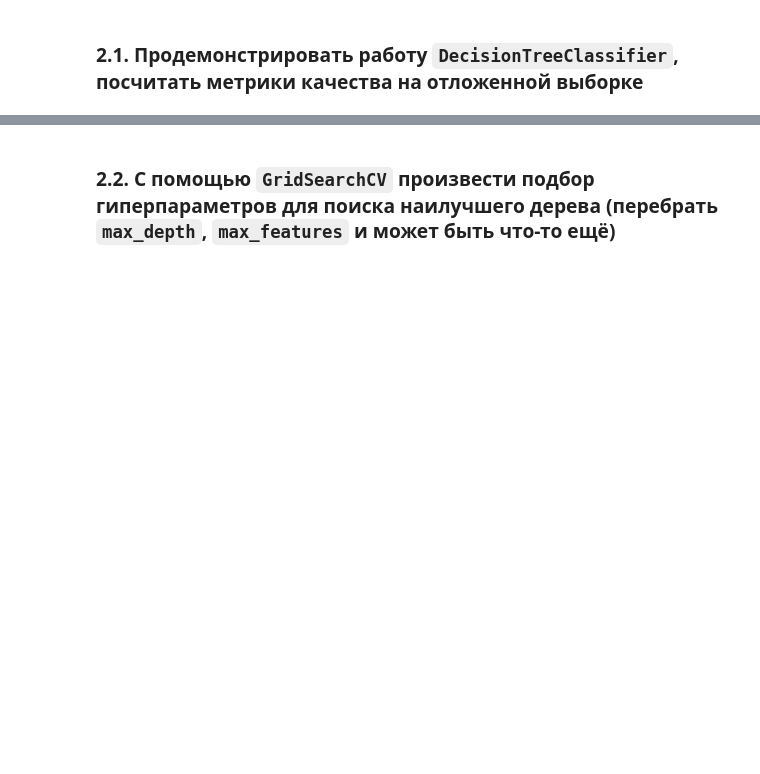
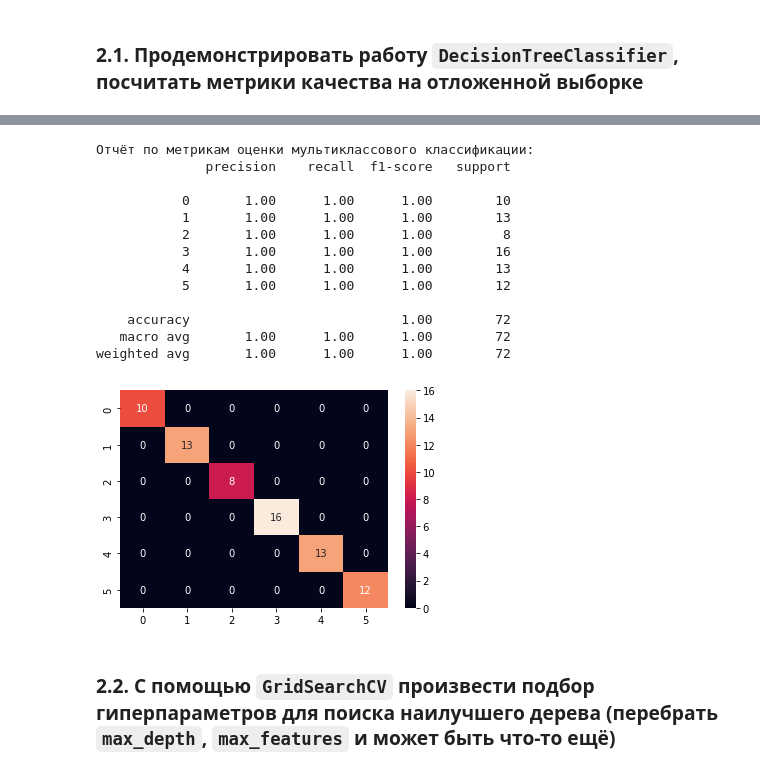
Before and after one commit to DiBoS290699/DataAnalysisTools, a Jupyter notebook: Lab4_Trees/lab_4_trees_6133_Borisov.ipynb, the cells around one changed output, grey strips where cells are left out. Drawn from its saved outputs; the diff is of its cells as text; code cells hidden in the pictures; blank space fills up the shorter version.

```diff
--- a/Lab4_Trees/lab_4_trees_6133_Borisov.ipynb
+++ b/Lab4_Trees/lab_4_trees_6133_Borisov.ipynb
@@ -198,3 +259,9 @@ weighted avg       0.99      0.99      0.99        72
 # %% [markdown]
 
 ### 2.1. Продемонстрировать работу `DecisionTreeClassifier`, посчитать метрики качества на отложенной выборке
+# %%
+tree_results = cross_validate(DecisionTreeClassifier(), scaled_data, labels, cv=5,
+                                scoring='accuracy', return_estimator=True,
+                                return_train_score=True)
+tree_results = pd.DataFrame(tree_results)
+tree_results
@@ -201,2 +275,21 @@ weighted avg       0.99      0.99      0.99        72
+# %%
+tree_best_acc = tree_results['test_score'].max()
+tree_model = tree_results[tree_results['test_score'] == tree_best_acc]['estimator'].head(1).item()
+report_classification(tree_model, Xtest, Ytest)
+# %% [output]
+Отчёт по метрикам оценки мультиклассового классификации:
+              precision    recall  f1-score   support
+
+           0       1.00      1.00      1.00        10
+           1       1.00      1.00      1.00        13
+           2       1.00      1.00      1.00         8
+           3       1.00      1.00      1.00        16
+           4       1.00      1.00      1.00        13
+           5       1.00      1.00      1.00        12
+
+    accuracy                           1.00        72
+   macro avg       1.00      1.00      1.00        72
+weighted avg       1.00      1.00      1.00        72
+[figure, added]
 # %% [markdown]
 ### 2.2. С помощью `GridSearchCV` произвести подбор гиперпараметров для поиска наилучшего дерева (перебрать `max_depth`, `max_features` и может быть что-то ещё)
```
Also changed, not shown: parts of 15 cells of this notebook.
